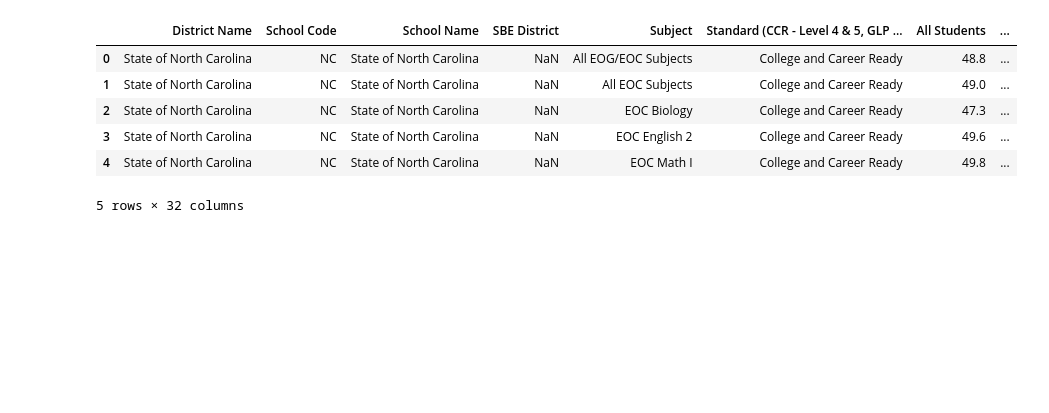
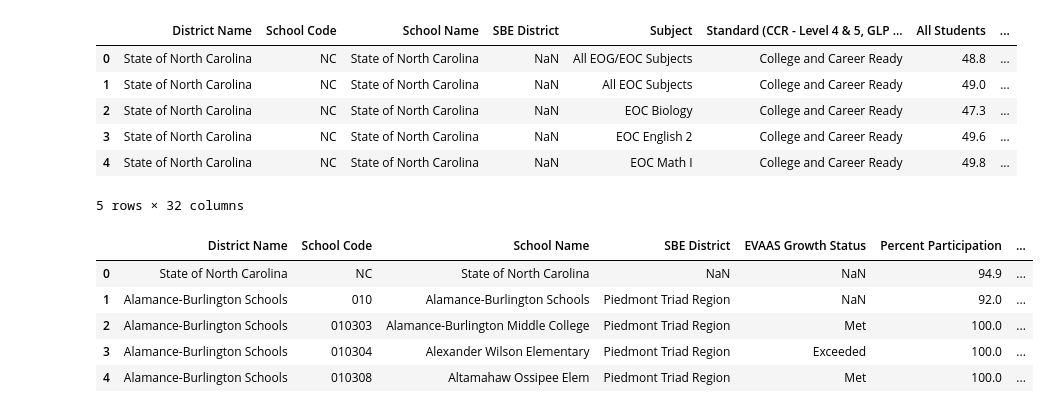
Before and after one commit to abdurrabb/Project-3, a Jupyter notebook: Data Sources/data_cleaning.ipynb, the cells around one changed output. Cells and saved outputs as stored; diff of their text form; code cells hidden in the pictures; blank space fills up the shorter version.

```diff
--- a/Data Sources/data_cleaning.ipynb
+++ b/Data Sources/data_cleaning.ipynb
@@ -19,0 +51,10 @@ fifteen.to_csv('fifteen_to_sql.csv', index=False)
+# %%
+fif_others = pd.read_csv('1516otherindicators.csv')
+fif_others.head()
+# %% [output]
+|  | District Name | School Code | School Name | SBE District | EVAAS Growth Status | Percent Participation | ... |
+| 0 | State of North Carolina | NC | State of North Carolina | NaN | NaN | 94.9 | ... |
+| 1 | Alamance-Burlington Schools | 010 | Alamance-Burlington Schools | Piedmont Triad Region | NaN | 92.0 | ... |
+| 2 | Alamance-Burlington Schools | 010303 | Alamance-Burlington Middle College | Piedmont Triad Region | Met | 100.0 | ... |
+| 3 | Alamance-Burlington Schools | 010304 | Alexander Wilson Elementary | Piedmont Triad Region | Exceeded | 100.0 | ... |
+| 4 | Alamance-Burlington Schools | 010308 | Altamahaw Ossipee Elem | Piedmont Triad Region | Met | 100.0 | ... |
```
Also changed, not shown: parts of 13 cells of this notebook, 20 other files.
